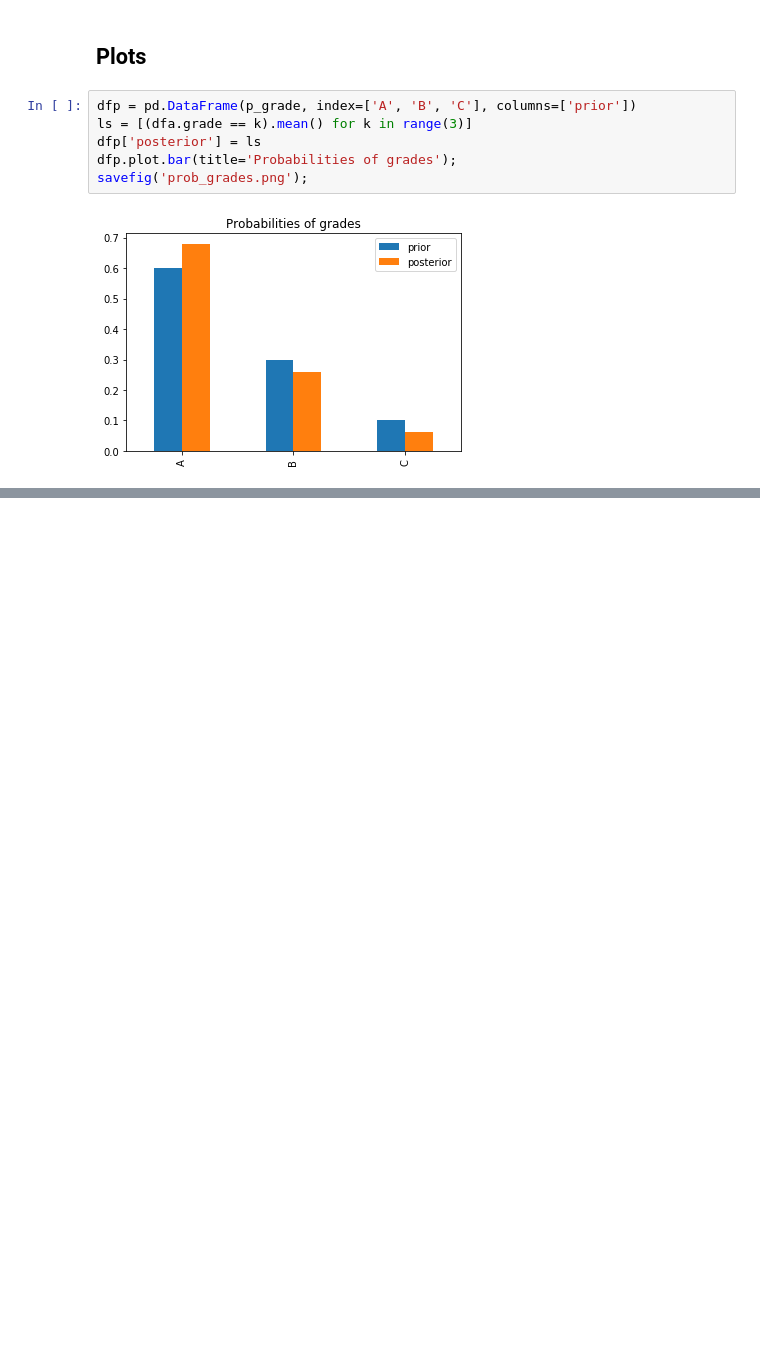
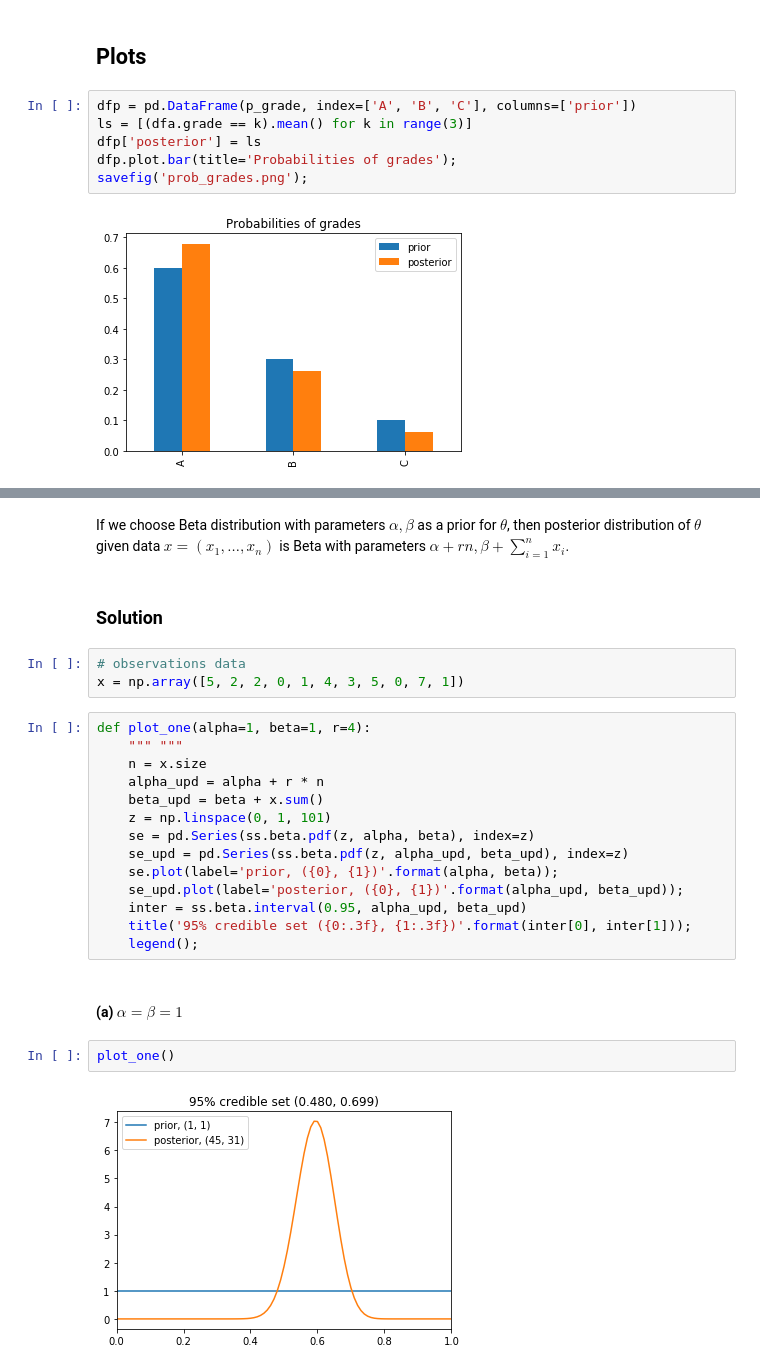
Before and after one commit to arcadynovosyolov/adv_statist_techniques, a Jupyter notebook: bayesian_analysis/simple_bayes.ipynb, the cells around one changed output, grey strips where cells are left out. Saved outputs shown, nothing was run; the diff lists cells and outputs as text; blank space fills up the shorter version.

```diff
--- a/bayesian_analysis/simple_bayes.ipynb
+++ b/bayesian_analysis/simple_bayes.ipynb
@@ -150,0 +170,27 @@ savefig('prob_grades.png');
+# %% [markdown]
+If we choose Beta distribution with parameters $\alpha, \beta$ as a prior for $\theta$, then posterior distribution of $\theta$ given data $x=(x_1,\dots,x_n)$ is Beta with parameters $\alpha + rn, \beta + \sum_{i=1}^n x_i$.
+# %% [markdown]
+### Solution
+# %%
+# observations data
+x = np.array([5, 2, 2, 0, 1, 4, 3, 5, 0, 7, 1])
+# %%
+def plot_one(alpha=1, beta=1, r=4):
+    """ """
+    n = x.size
+    alpha_upd = alpha + r * n
+    beta_upd = beta + x.sum()
+    z = np.linspace(0, 1, 101)
+    se = pd.Series(ss.beta.pdf(z, alpha, beta), index=z)
+    se_upd = pd.Series(ss.beta.pdf(z, alpha_upd, beta_upd), index=z)
+    se.plot(label='prior, ({0}, {1})'.format(alpha, beta));
+    se_upd.plot(label='posterior, ({0}, {1})'.format(alpha_upd, beta_upd));
+    inter = ss.beta.interval(0.95, alpha_upd, beta_upd)
+    title('95% credible set ({0:.3f}, {1:.3f})'.format(inter[0], inter[1]));
+    legend();
+# %% [markdown]
+#### (a) $\alpha=\beta=1$
+# %%
+plot_one()
+# %% [output]
+[figure, added]
```
Also changed, not shown: parts of 17 cells of this notebook.
